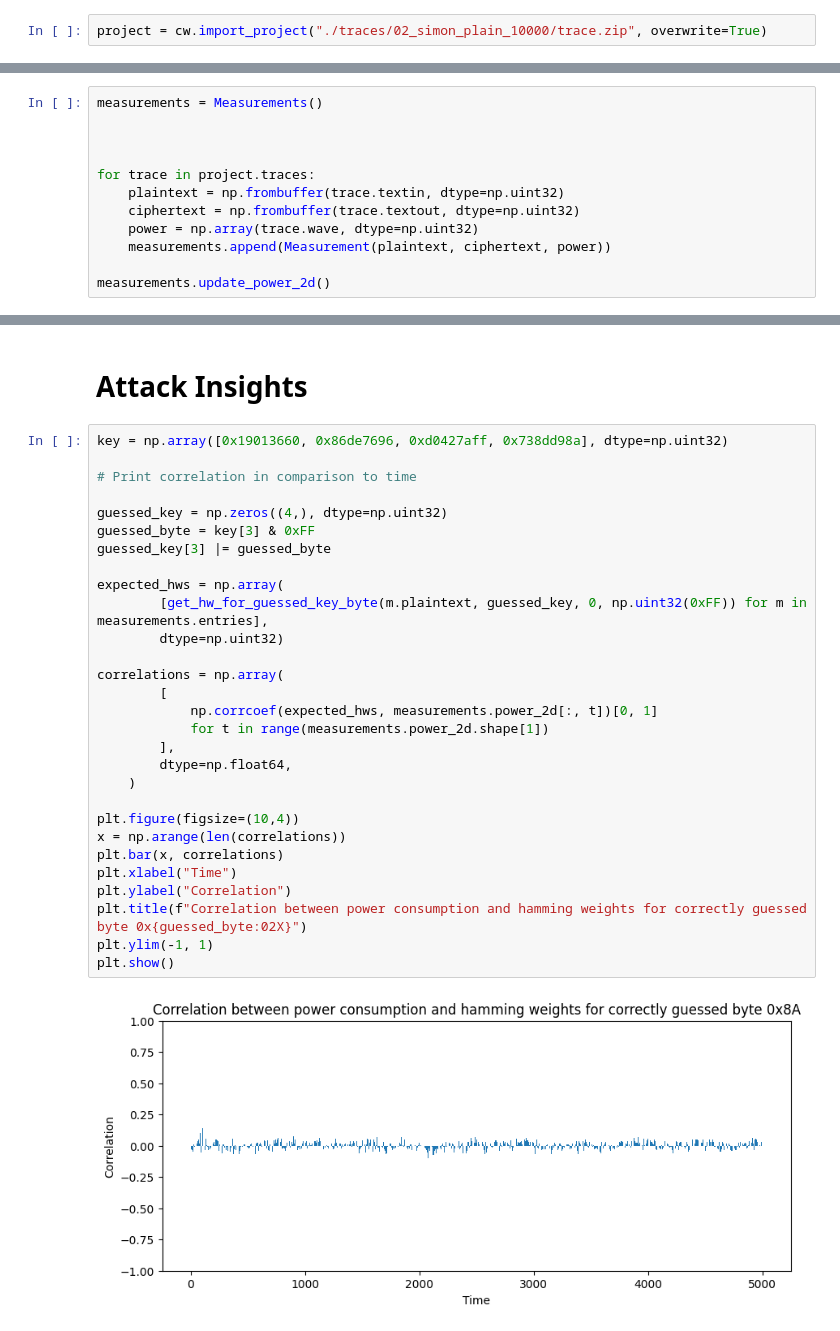
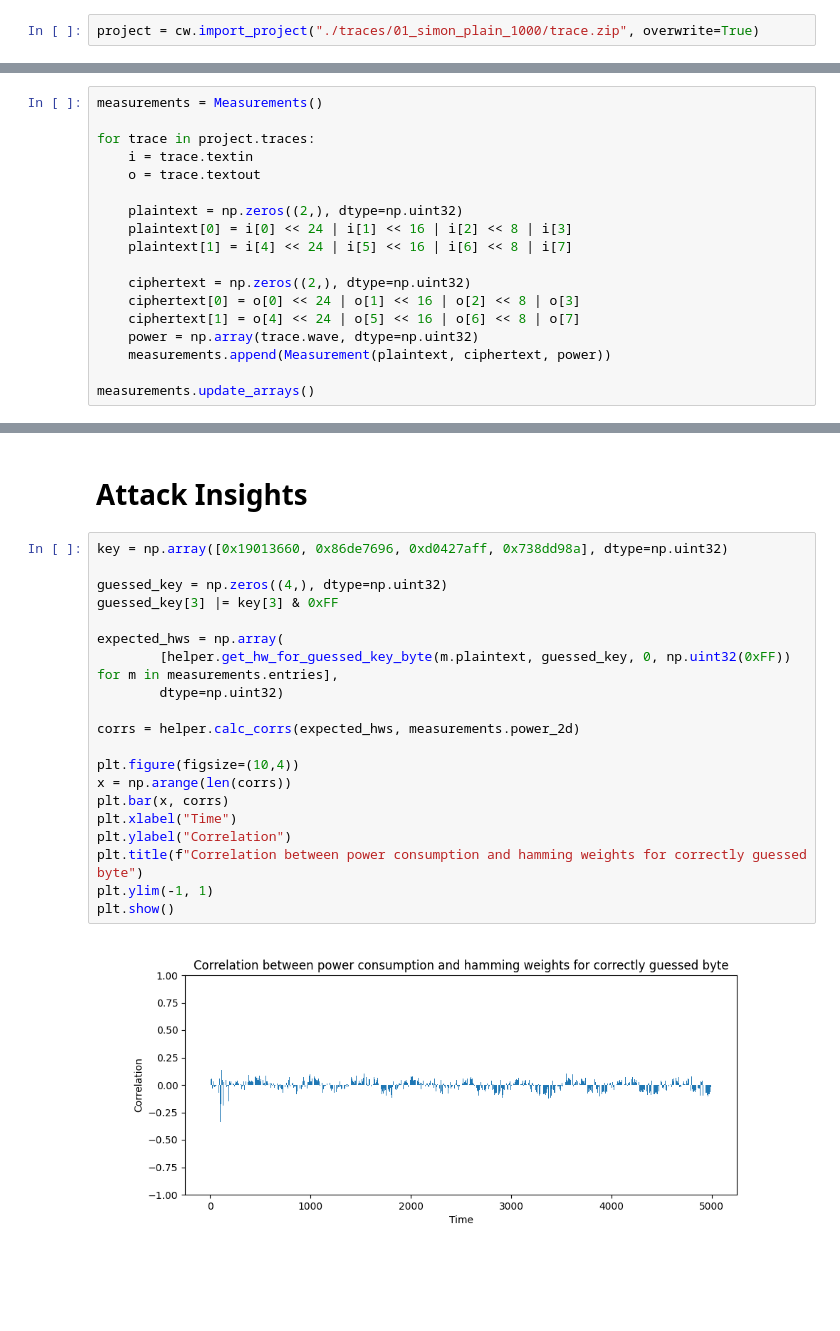
Before and after one commit to Makowe/impl-attck, a Jupyter notebook: simon/simon_64_128_real.ipynb, the cells around one changed output, grey strips where cells are left out. Cells and saved outputs as stored; diff of their text form; blank space fills up the shorter version.

```diff
--- a/simon/simon_64_128_real.ipynb
+++ b/simon/simon_64_128_real.ipynb
@@ -10,7 +12,7 @@ from measurement import Measurement, Measurements
 # %% [markdown]
 # Import Trace
 # %%
-project = cw.import_project("./traces/02_simon_plain_10000/trace.zip", overwrite=True)
+project = cw.import_project("./traces/01_simon_plain_1000/trace.zip", overwrite=True)
 # %%
 NUM_MEASUREMENTS = len(project.traces)
 print(NUM_MEASUREMENTS)
@@ -27,12 +29,18 @@ CORR_DIFF_THRESHOLD = 0.05
 # %%
 measurements = Measurements()
 
+for trace in project.traces:
+    i = trace.textin
+    o = trace.textout
 
+    plaintext = np.zeros((2,), dtype=np.uint32)
+    plaintext[0] = i[0] << 24 | i[1] << 16 | i[2] << 8 | i[3]
+    plaintext[1] = i[4] << 24 | i[5] << 16 | i[6] << 8 | i[7]
 
-for trace in project.traces:
-    plaintext = np.frombuffer(trace.textin, dtype=np.uint32)
-    ciphertext = np.frombuffer(trace.textout, dtype=np.uint32)
+    ciphertext = np.zeros((2,), dtype=np.uint32)
+    ciphertext[0] = o[0] << 24 | o[1] << 16 | o[2] << 8 | o[3]
+    ciphertext[1] = o[4] << 24 | o[5] << 16 | o[6] << 8 | o[7]
     power = np.array(trace.wave, dtype=np.uint32)
     measurements.append(Measurement(plaintext, ciphertext, power))
 
-measurements.update_power_2d()
+measurements.update_arrays()
@@ -108,31 +125,22 @@ KeyboardInterrupt:
 # %%
 key = np.array([0x19013660, 0x86de7696, 0xd0427aff, 0x738dd98a], dtype=np.uint32)
 
-# Print correlation in comparison to time
-
 guessed_key = np.zeros((4,), dtype=np.uint32)
-guessed_byte = key[3] & 0xFF
-guessed_key[3] |= guessed_byte
+guessed_key[3] |= key[3] & 0xFF
 
 expected_hws = np.array(
-        [get_hw_for_guessed_key_byte(m.plaintext, guessed_key, 0, np.uint32(0xFF)) for m in measurements.entries],
+        [helper.get_hw_for_guessed_key_byte(m.plaintext, guessed_key, 0, np.uint32(0xFF)) for m in measurements.entries],
         dtype=np.uint32)
 
-correlations = np.array(
-        [
-            np.corrcoef(expected_hws, measurements.power_2d[:, t])[0, 1]
-            for t in range(measurements.power_2d.shape[1])
-        ],
-        dtype=np.float64,
-    )
+corrs = helper.calc_corrs(expected_hws, measurements.power_2d)
 
 plt.figure(figsize=(10,4))
-x = np.arange(len(correlations))
-plt.bar(x, correlations)
+x = np.arange(len(corrs))
+plt.bar(x, corrs)
 plt.xlabel("Time")
 plt.ylabel("Correlation")
-plt.title(f"Correlation between power consumption and hamming weights for correctly guessed byte 0x{guessed_byte:02X}")
+plt.title(f"Correlation between power consumption and hamming weights for correctly guessed byte")
 plt.ylim(-1, 1)
 plt.show()
 # %% [output]
-[figure, old version]
+[figure, new version]
```
Also changed, not shown: parts of 6 cells of this notebook, 8 other files.
